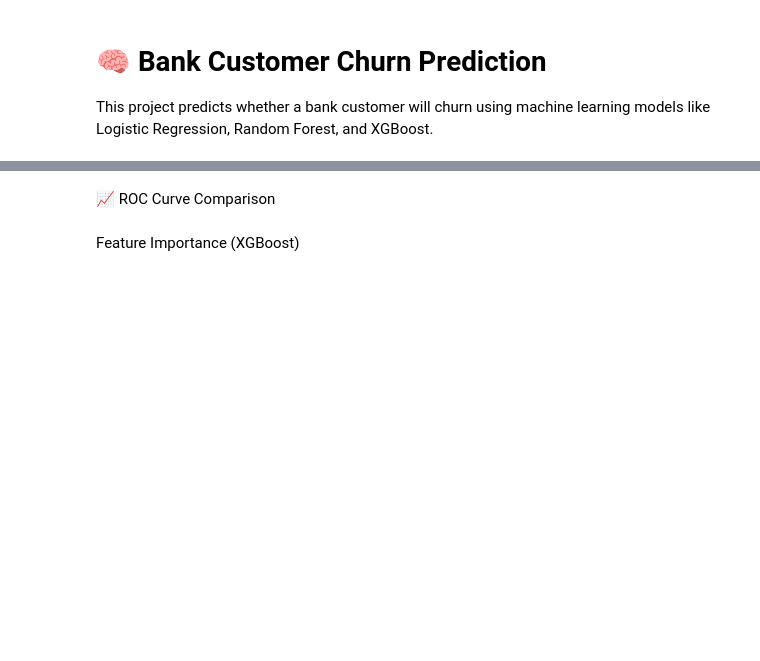
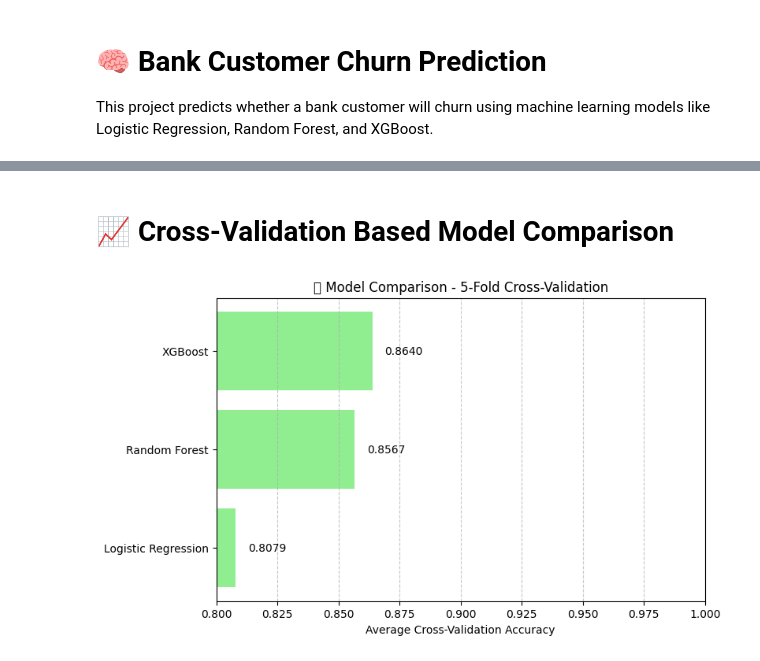
Before and after one commit to shantanud632/bank-churn-prediction, a Jupyter notebook: churn_prediction.ipynb, the cells around one changed output, grey strips where cells are left out. Cells and saved outputs as stored; diff of their text form; code cells hidden in the pictures; blank space fills up the shorter version.

```diff
--- a/churn_prediction.ipynb
+++ b/churn_prediction.ipynb
@@ -9,4 +9,4 @@ This project predicts whether a bank customer will churn using machine learning
 # %%
 import pandas as pd
-df = pd.read_csv("churn_modeling.csv")
+df = pd.read_csv("Bank Churn Modelling.csv")
 df.head()
@@ -15,15 +22,15 @@ df.head()
 # %%
+# Drop irrelevant columns
 df_cleaned = df.drop(columns=['CustomerId', 'Surname'])
 
-from sklearn.preprocessing import LabelEncoder, StandardScaler
-df_cleaned['Gender'] = LabelEncoder().fit_transform(df_cleaned['Gender'])
-df_cleaned = pd.get_dummies(df_cleaned, columns=['Geography'], drop_first=True)
+# Encode categorical variables
+from sklearn.preprocessing import LabelEncoder
 
+le_geo = LabelEncoder()
+le_gender = LabelEncoder()
+df_cleaned['Geography'] = le_geo.fit_transform(df_cleaned['Geography'])
+df_cleaned['Gender'] = le_gender.fit_transform(df_cleaned['Gender'])
+
+# Split features and target
 X = df_cleaned.drop(columns=['Churn'])
 y = df_cleaned['Churn']
-
-scaler = StandardScaler()
-X_scaled = scaler.fit_transform(X)
-
-from sklearn.model_selection import train_test_split
-X_train, X_test, y_train, y_test = train_test_split(X_scaled, y, test_size=0.3, stratify=y, random_state=42)
@@ -53,24 +76,18 @@ for name, model in models.items():
-# %% [markdown]
-📈 ROC Curve Comparison
+# %% [markdown]
+# 📈 Cross-Validation Based Model Comparison
 # %%
-from sklearn.metrics import roc_curve, auc
-import matplotlib.pyplot as plt
+# Plot model comparison
+plt.figure(figsize=(8,5))
+bars = plt.barh(model_names, cv_scores, color='lightgreen')
+plt.xlabel('Average Cross-Validation Accuracy')
+plt.title('📊 Model Comparison - 5-Fold Cross-Validation')
+plt.xlim(0.8, 1.0)
 
-plt.figure(figsize=(8, 6))
-for name, model in models.items():
-    if hasattr(model, "predict_proba"):
-        y_proba = model.predict_proba(X_test)[:, 1]
-        fpr, tpr, _ = roc_curve(y_test, y_proba)
-        roc_auc = auc(fpr, tpr)
-        plt.plot(fpr, tpr, label=f"{name} (AUC = {roc_auc:.2f})")
+for bar, score in zip(bars, cv_scores):
+    plt.text(score + 0.005, bar.get_y() + bar.get_height()/2,
+             f"{score:.4f}", va='center', fontsize=10)
 
-plt.plot([0, 1], [0, 1], 'k--')
-plt.xlabel('False Positive Rate')
-plt.ylabel('True Positive Rate')
-plt.title('📈 ROC Curve Comparison')
-plt.legend()
-plt.grid(True)
-plt.tight_layout()
+plt.grid(axis='x', linestyle='--', alpha=0.7)
 plt.show()
+# %% [output]
+[figure, added]
-# %% [markdown]
-Feature Importance (XGBoost)
```
Also changed, not shown: parts of 14 cells of this notebook, 1 other file.
